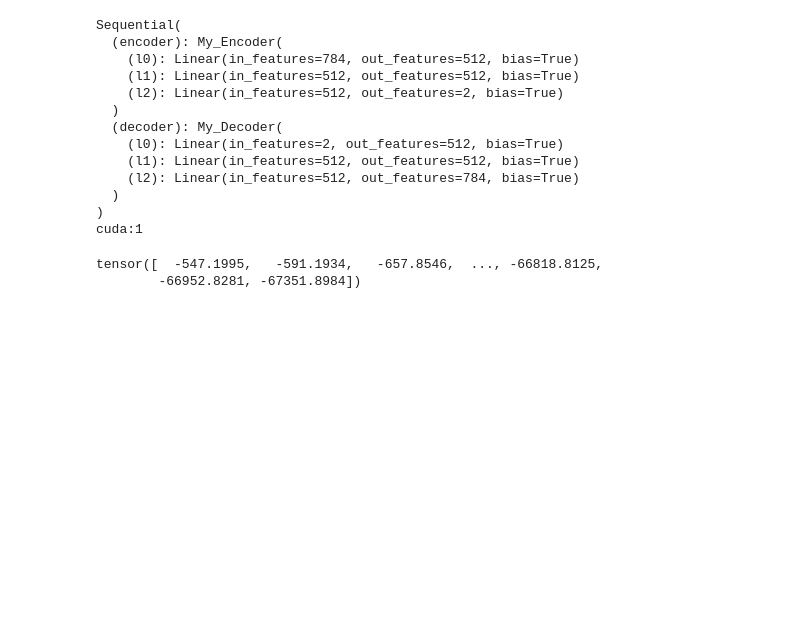
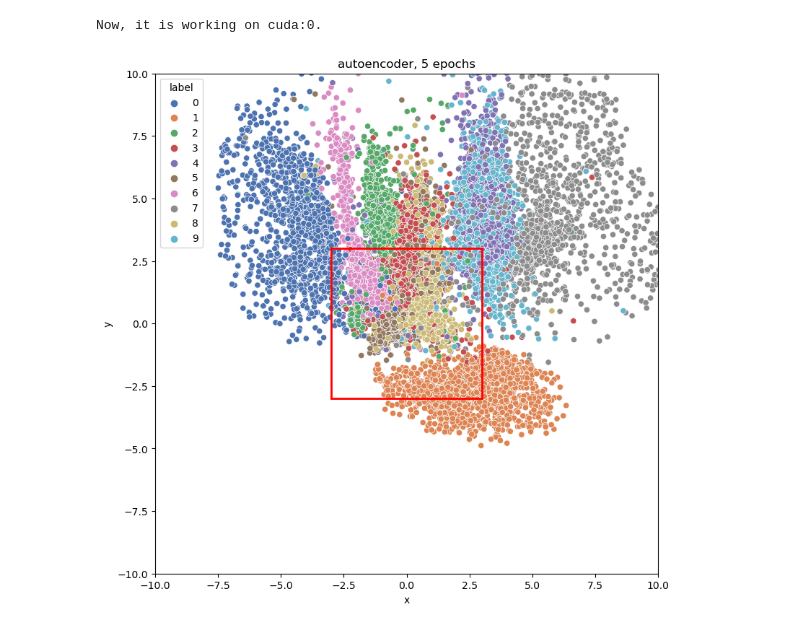
Before and after one commit to secondvoca/sdc_ae_23, a Jupyter notebook: demo.ipynb, the cells around one changed output. Saved outputs shown, nothing was run; the diff lists cells and outputs as text; code cells hidden in the pictures; blank space fills up the shorter version.

Commit message:
show plot and save

```diff
--- a/demo.ipynb
+++ b/demo.ipynb
@@ -5,28 +5,18 @@ from myAE import SDC_AE
 manager = SDC_AE()
 manager.prepare_data()
 manager.prepare_model(2, 2, 'tanh')
-print(manager.model)
 
 def calc_loss(model, x, F):
   h = model.get_submodule("encoder")(x)
   pred = model.get_submodule("decoder")(h)
   likelihood = F.binary_cross_entropy(pred, x, reduction='sum')/len(x)
-  return -likelihood
+  return likelihood
 
 hist = manager.train(calc_loss)
 # %% [output]
-Sequential(
-  (encoder): My_Encoder(
-    (l0): Linear(in_features=784, out_features=512, bias=True)
-    (l1): Linear(in_features=512, out_features=512, bias=True)
-    (l2): Linear(in_features=512, out_features=2, bias=True)
-  )
-  (decoder): My_Decoder(
-    (l0): Linear(in_features=2, out_features=512, bias=True)
-    (l1): Linear(in_features=512, out_features=512, bias=True)
-    (l2): Linear(in_features=512, out_features=784, bias=True)
-  )
-)
-cuda:1
+Now, it is working on cuda:0.
-tensor([  -547.1995,   -591.1934,   -657.8546,  ..., -66818.8125,
-        -66952.8281, -67351.8984])
+# %%
+#@title show latent space
+manager.show_latent_space('autoencoder, 5 epochs')
+# %% [output]
+[figure, added]
```
Also changed, not shown: parts of 2 cells of this notebook, 2 other files.
